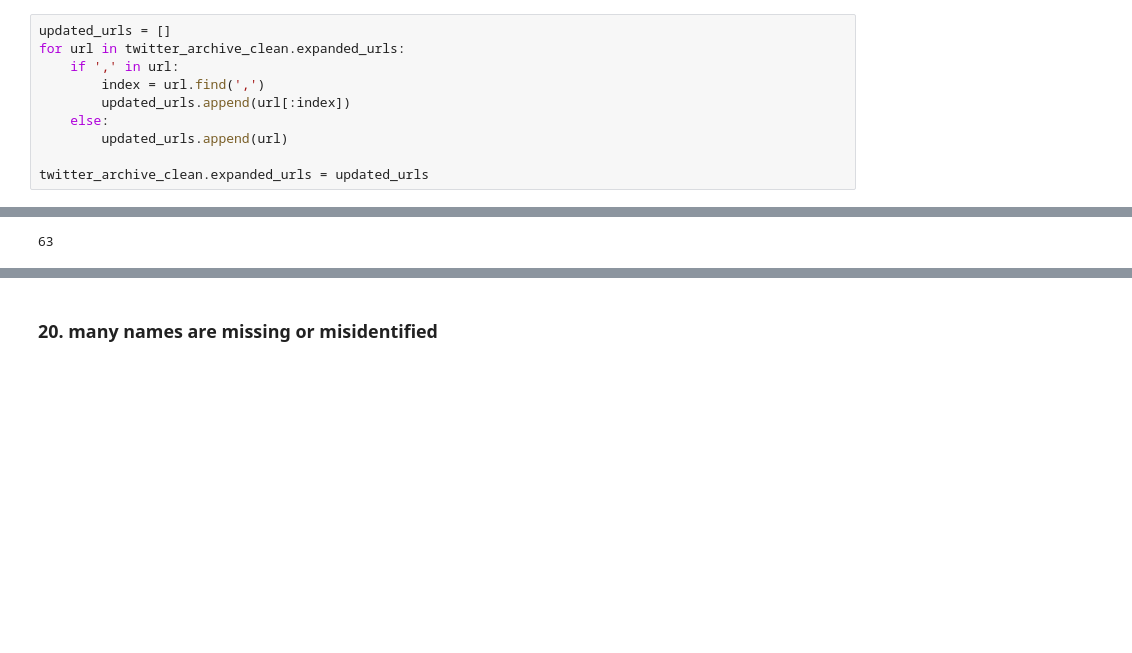
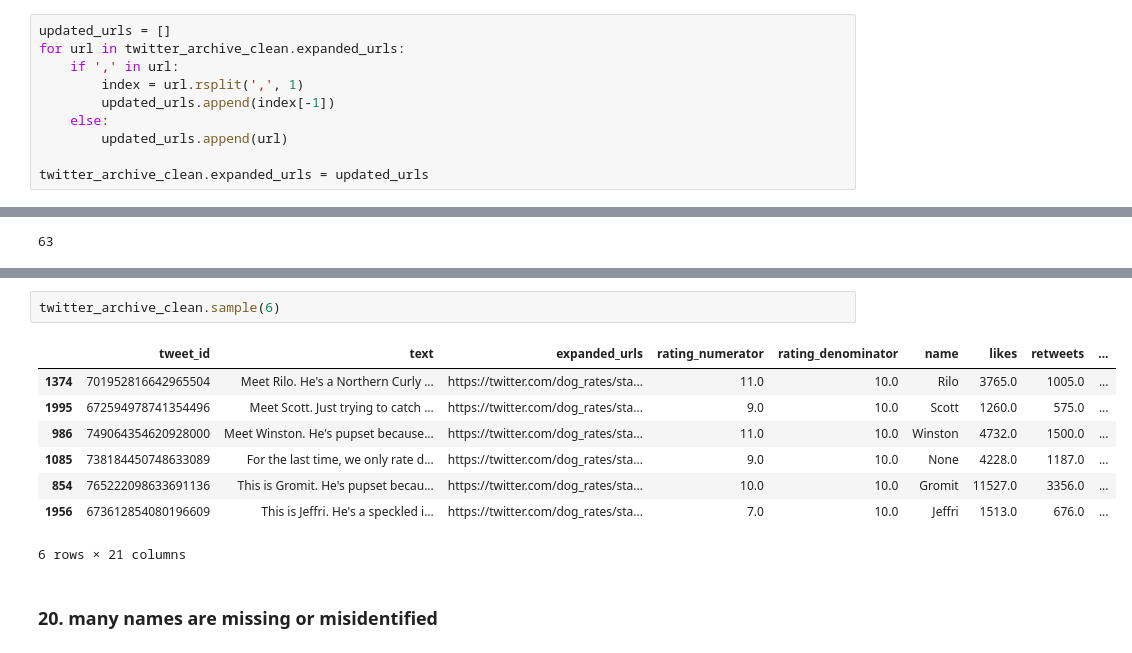
Before and after one commit to Miles-Murphy/data_wrangling_final_project, a Jupyter notebook: wrangle_act.ipynb, the cells around one changed output, grey strips where cells are left out. Saved outputs shown, nothing was run; the diff lists cells and outputs as text; blank space fills up the shorter version.

Commit message:
Fixed expanded url reptition and isolated link to tweet, not other websites

```diff
--- a/wrangle_act.ipynb
+++ b/wrangle_act.ipynb
@@ -1590,8 +1590,8 @@ Remove unnecessary repetition of the urls from expanded_urls which have the rept
 updated_urls = []
 for url in twitter_archive_clean.expanded_urls:
     if ',' in url:
-        index = url.find(',')
-        updated_urls.append(url[:index])
+        index = url.rsplit(',', 1)
+        updated_urls.append(index[-1])
     else:
         updated_urls.append(url)
 
@@ -1643,3 +1640,14 @@ SyntaxError: 'break' outside loop (<ipython-input-125-6aaf1f276005>, line 4)
+# %%
+twitter_archive_clean.sample(6)
+# %% [output]
+|  | tweet_id | text | expanded_urls | rating_numerator | rating_denominator | name | likes | retweets | ... |
+| 1374 | 701952816642965504 | Meet Rilo. He's a Northern Curly ... | https://twitter.com/dog_rates/sta... | 11.0 | 10.0 | Rilo | 3765.0 | 1005.0 | ... |
+| 1995 | 672594978741354496 | Meet Scott. Just trying to catch ... | https://twitter.com/dog_rates/sta... | 9.0 | 10.0 | Scott | 1260.0 | 575.0 | ... |
+| 986 | 749064354620928000 | Meet Winston. He's pupset because... | https://twitter.com/dog_rates/sta... | 11.0 | 10.0 | Winston | 4732.0 | 1500.0 | ... |
+| 1085 | 738184450748633089 | For the last time, we only rate d... | https://twitter.com/dog_rates/sta... | 9.0 | 10.0 | None | 4228.0 | 1187.0 | ... |
+| 854 | 765222098633691136 | This is Gromit. He's pupset becau... | https://twitter.com/dog_rates/sta... | 10.0 | 10.0 | Gromit | 11527.0 | 3356.0 | ... |
+| 1956 | 673612854080196609 | This is Jeffri. He's a speckled i... | https://twitter.com/dog_rates/sta... | 7.0 | 10.0 | Jeffri | 1513.0 | 676.0 | ... |
+6 rows × 21 columns
 # %% [markdown]
 ### 20. many names are missing or misidentified
 # %% [markdown]
```
Also changed, not shown: parts of 10 cells of this notebook.
